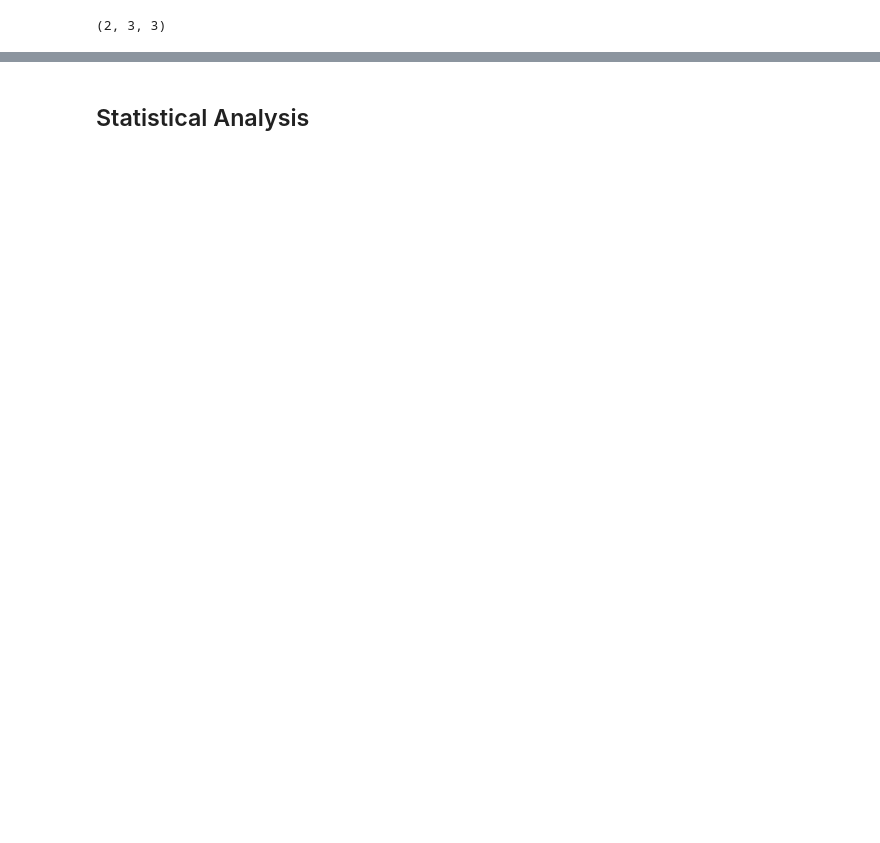
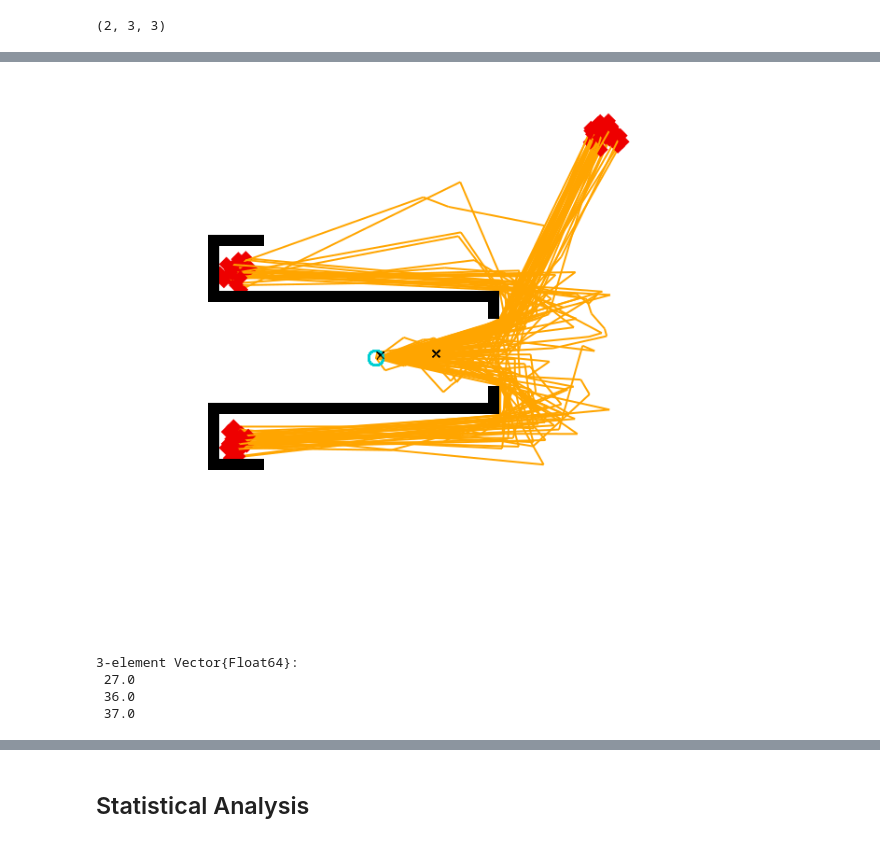
Before and after one commit to Entze/problang_rethink, a Jupyter notebook: src/Restaurant Agent.ipynb, the cells around one changed output, grey strips where cells are left out. Saved outputs shown, nothing was run; the diff lists cells and outputs as text; code cells hidden in the pictures; blank space fills up the shorter version.

```diff
--- a/src/Restaurant Agent.ipynb
+++ b/src/Restaurant Agent.ipynb
@@ -33,3 +38,5 @@ preference = [0.7, 1.1, 1.3]
  0.7
  1.1
  1.3
+# %%
+restaurant_visits = zeros(3)
@@ -448,9 +252,0 @@ end;
-# %%
-function visualize_inference(measurements, scene, start; computation_amt=50, samples=1000, num_ticks=num_ticks, draw_measurements=true, draw_path=false, model=walk_model)
-    visualize() do
-        for i in 1:samples
-            trace = do_inference(scene, dt, num_ticks, planner_params, start, measurements, computation_amt, model)
-            draw_trace(trace; draw_measurements=draw_measurements, draw_path=draw_path)
-        end
-    end
-end;
@@ -630,0 +460,15 @@ visualize_inference(
+# %%
+function visualize_inference(measurements, scene, start; computation_amt=50, samples=1000, num_ticks=num_ticks, draw_measurements=true, draw_path=false, statistics=false, restaurant_visits=zeros(3), model=walk_model)
+    if statistics
+        restaurant_visits .= 0
+    end
+    visualize() do
+        for i in 1:samples
+            trace = do_inference(scene, dt, num_ticks, planner_params, start, measurements, computation_amt, model)
+            draw_trace(trace; draw_measurements=draw_measurements, draw_path=draw_path)
+            if statistics && Gen.has_value(Gen.get_choices(trace), :restaurant)
+                restaurant_visits[trace[:restaurant]] += 1
+            end
+        end
+    end
+end;
@@ -630,0 +635,12 @@ visualize_inference(
+# %%
+visualize_inference(
+    restaurant_measurements, scene, start, computation_amt=50, samples=100, draw_path=true, num_ticks=2, statistics=true, restaurant_visits=restaurant_visits, model=restaurant_model)
+# %% [output]
+[figure, added]
+# %%
+restaurant_visits
+# %% [output]
+3-element Vector{Float64}:
+ 27.0
+ 36.0
+ 37.0
```
Also changed, not shown: parts of 81 cells of this notebook.
